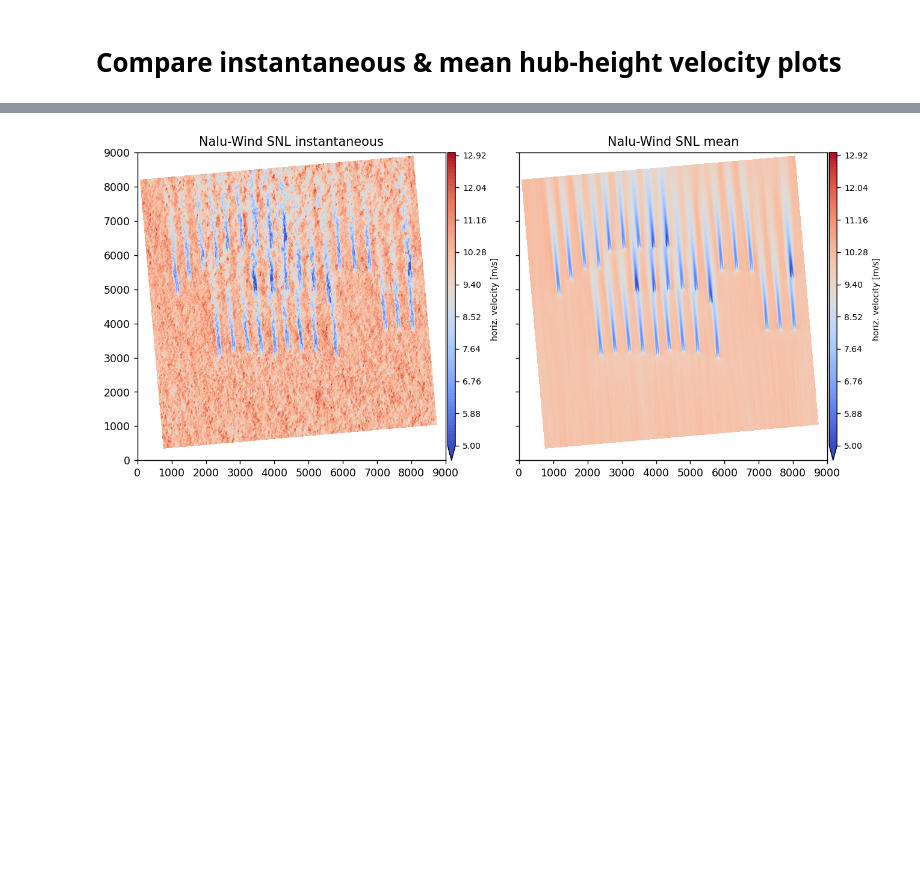
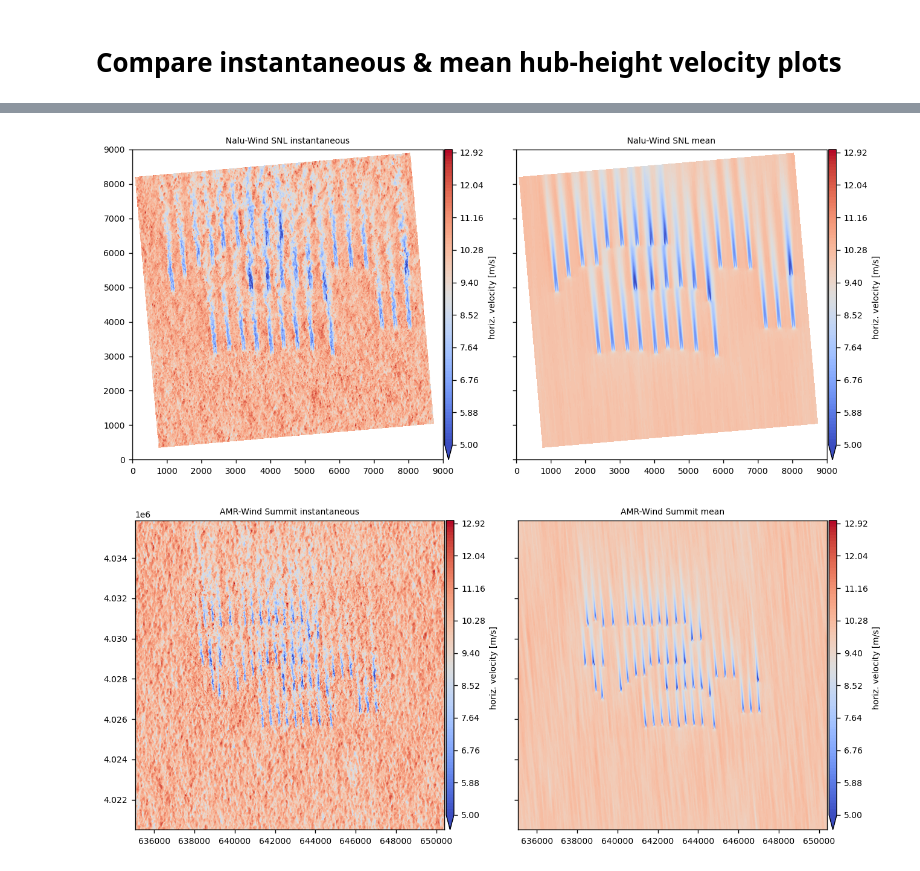
Before and after one commit to lawrenceccheung/AWAKEN_summit_setup, a Jupyter notebook: CompareResults/HubHeightPlanes/Stable/CompareKingPlains.ipynb, the cells around one changed output, grey strips where cells are left out. Saved outputs shown, nothing was run; the diff lists cells and outputs as text; code cells hidden in the pictures; blank space fills up the shorter version.

```diff
--- a/CompareResults/HubHeightPlanes/Stable/CompareKingPlains.ipynb
+++ b/CompareResults/HubHeightPlanes/Stable/CompareKingPlains.ipynb
@@ -76,6 +76,7 @@ def setfigtextsize(ax, fsize):
 #           YAML file,                                                dictionary with extra labels and stuff
 datasets = [
             ['DATA_SNL_Stable_naluwind_KP/DATA_SNL_Stable_naluwind.yaml', {'label':'Nalu-Wind SNL','encoding':'latin1', 'xlim':[0, 9000], 'ylim':[0, 9000]}],
+            ['DATA_Summit_amrwind_eastkp/DATA_Summit_amrwind_eastkp_stable.yaml', {'label':'AMR-Wind Summit'}],
 ]
 # %%
 datadefs = []
@@ -86,6 +87,7 @@ for data in datasets:
 vlevels = np.linspace(5,13,101)
 runtype   = 'turbinerun'
 farm      = 'KingPlains'
+fontsize  = 8
 
 for data in datadefs:
     dirpath  = data['dirpath']
@@ -102,9 +104,10 @@ for data in datadefs:
     c=ax.contourf(x, y, plotv, levels=vlevels, cmap='coolwarm', extend='min')
     ax.set_title(data['label']+' instantaneous')
     ax.set_aspect('equal')
-    makecax(ax, c, 8, label='horiz. velocity [m/s]')
+    makecax(ax, c, fontsize, label='horiz. velocity [m/s]')
     if 'xlim' in data: ax.set_xlim(data['xlim'])
     if 'ylim' in data: ax.set_ylim(data['ylim'])
+    setfigtextsize(ax, fontsize)
 
     filename = data[farm]['mean'][runtype]['filename']
     url      = data[farm]['mean'][runtype]['url']
@@ -116,7 +119,8 @@ for data in datadefs:
     c=ax.contourf(x, y, plotv, levels=vlevels, cmap='coolwarm', extend='min')
     ax.set_title(data['label']+' mean')
     ax.set_aspect('equal')
-    makecax(ax, c, 8, label='horiz. velocity [m/s]')
+    makecax(ax, c, fontsize, label='horiz. velocity [m/s]')
     if 'xlim' in data: ax.set_xlim(data['xlim'])
     if 'ylim' in data: ax.set_ylim(data['ylim'])
+    setfigtextsize(ax, fontsize)
 # %% [output]
@@ -125 +131,2 @@ Downloading https://github.com/lawrenceccheung/AWAKEN_summit_setup/releases/down
-[figure, old version]
+[figure, new version]
+[figure, added]
```
Also changed, not shown: parts of 1 cell of this notebook, 2 other files.
